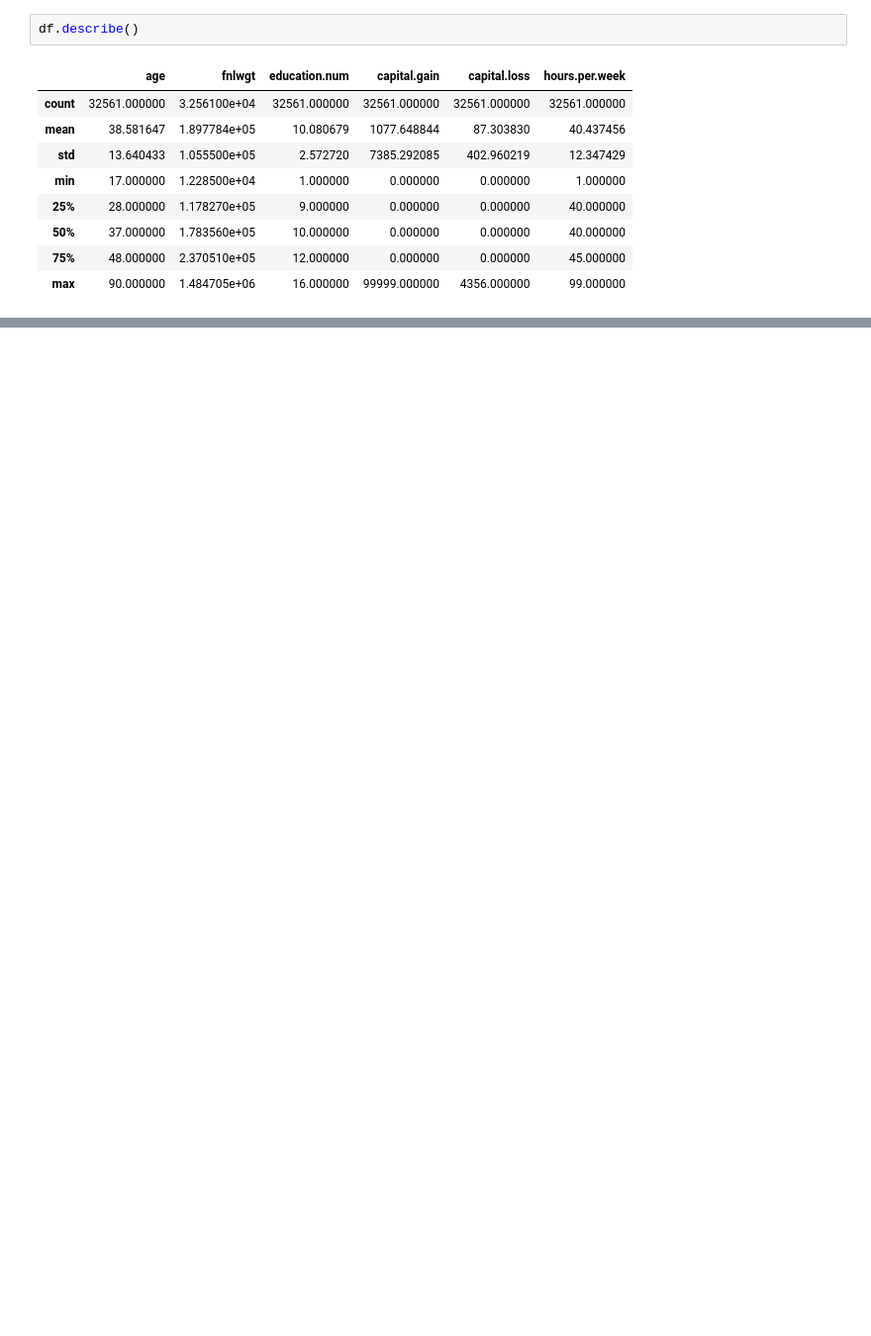
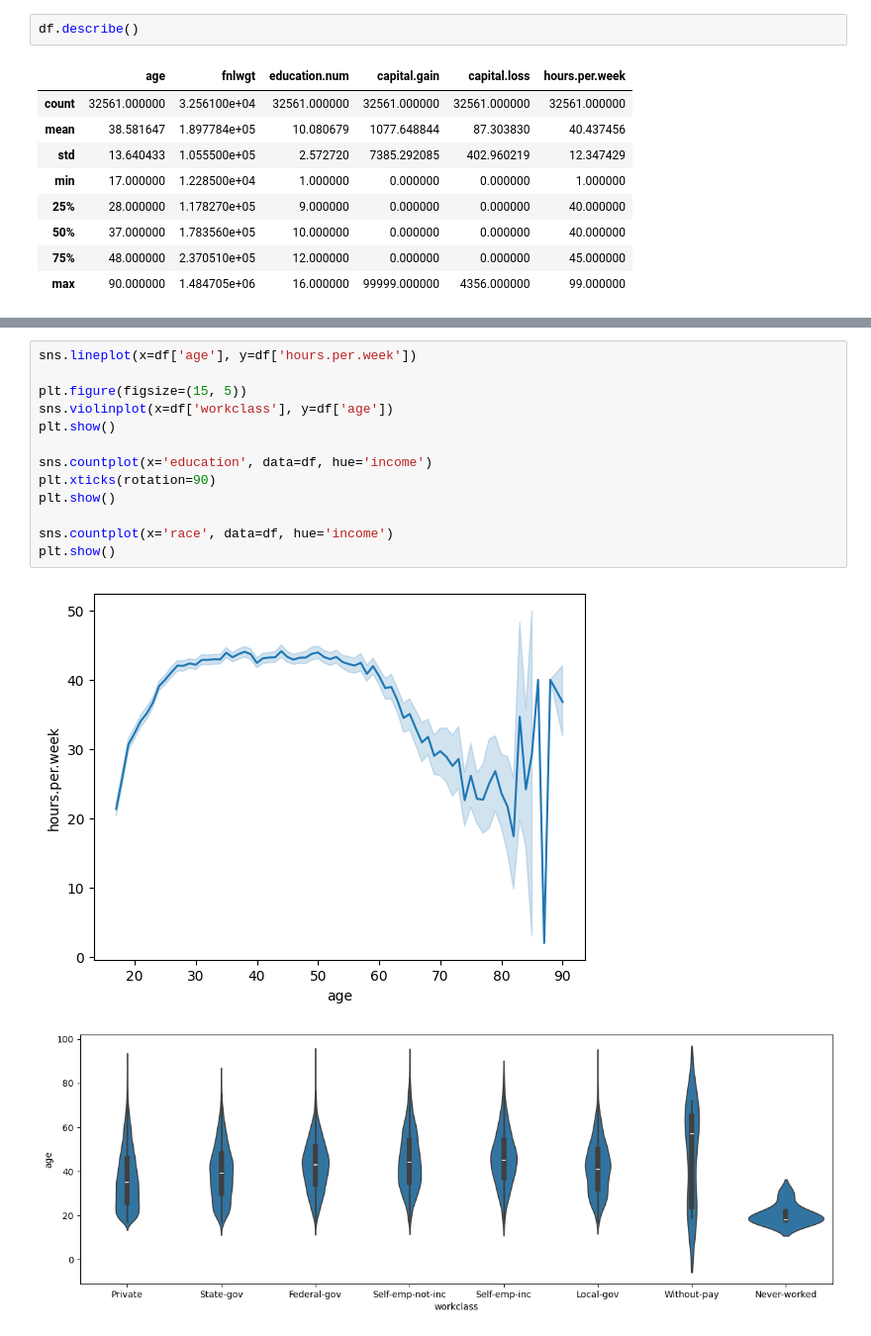
Before and after one commit to fasihh/paiFall24, a Jupyter notebook: Labs/10/q02.ipynb, the cells around one changed output, grey strips where cells are left out. Shown: that part at 99% size. Cells and saved outputs as stored; diff of their text form; blank space fills up the shorter version.

```diff
--- a/Labs/10/q02.ipynb
+++ b/Labs/10/q02.ipynb
@@ -97 +100,17 @@ plt.show()
 [figure]
+# %%
+sns.lineplot(x=df['age'], y=df['hours.per.week'])
+
+plt.figure(figsize=(15, 5))
+sns.violinplot(x=df['workclass'], y=df['age'])
+plt.show()
+
+sns.countplot(x='education', data=df, hue='income')
+plt.xticks(rotation=90)
+plt.show()
+
+sns.countplot(x='race', data=df, hue='income')
+plt.show()
+# %% [output]
+[figure, added]
+[figure, added]
```
Also changed, not shown: parts of 9 cells of this notebook.
